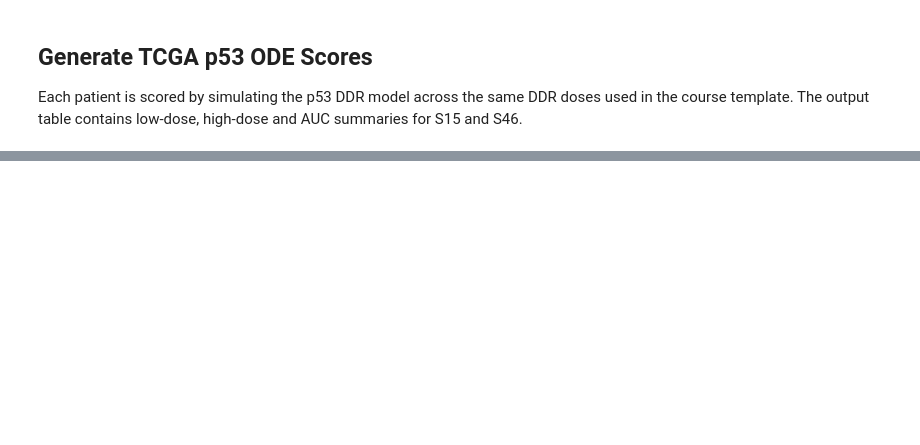
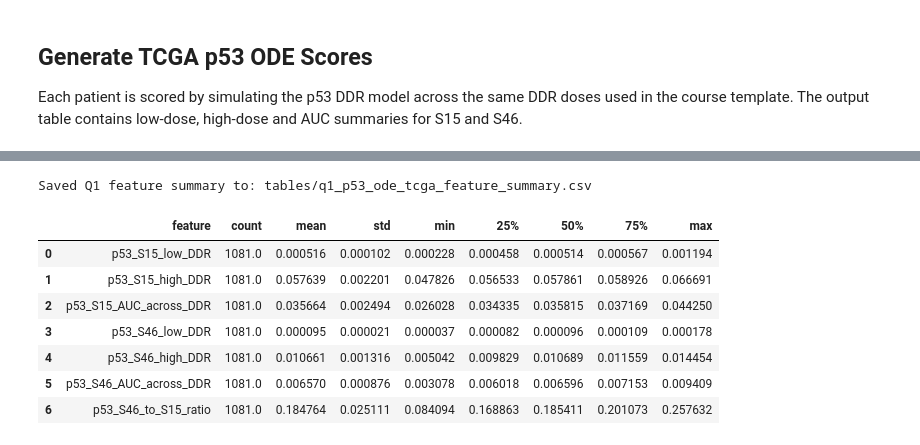
Before and after one commit to Lifework-Health/TCGA-BRCA_pers_med, a Jupyter notebook: notebooks/02_q1_tcga_survival.ipynb, the cells around one changed output, grey strips where cells are left out. Saved outputs shown, nothing was run; the diff lists cells and outputs as text; code cells hidden in the pictures; blank space fills up the shorter version.

```diff
--- a/notebooks/02_q1_tcga_survival.ipynb
+++ b/notebooks/02_q1_tcga_survival.ipynb
@@ -314,19 +340,32 @@ display(tcga_scores.head())
 # %%
 p53_feature_cols = [
     "p53_S15_low_DDR",
     "p53_S15_high_DDR",
     "p53_S15_AUC_across_DDR",
     "p53_S46_low_DDR",
     "p53_S46_high_DDR",
     "p53_S46_AUC_across_DDR",
     "p53_S46_to_S15_ratio",
 ]
 main_p53_feature = "p53_S46_AUC_across_DDR"
 
+# Per-dose p53 S46 response columns produced by the ODE scorer, used for the optimal DDR dose scan.
+dose_feature_cols = [c for c in tcga_scores.columns if c.startswith("p53_S46_DDR_")]
+
 feature_summary = tcga_scores[p53_feature_cols].describe().T.reset_index().rename(columns={"index": "feature"})
 feature_summary.to_csv(summary_path, index=False)
 print("Saved Q1 feature summary to:", summary_path.relative_to(project_root))
 display(feature_summary)
+# %% [output]
+Saved Q1 feature summary to: tables/q1_p53_ode_tcga_feature_summary.csv
+|  | feature | count | mean | std | min | 25% | 50% | 75% | max |
+| 0 | p53_S15_low_DDR | 1081.0 | 0.000516 | 0.000102 | 0.000228 | 0.000458 | 0.000514 | 0.000567 | 0.001194 |
+| 1 | p53_S15_high_DDR | 1081.0 | 0.057639 | 0.002201 | 0.047826 | 0.056533 | 0.057861 | 0.058926 | 0.066691 |
+| 2 | p53_S15_AUC_across_DDR | 1081.0 | 0.035664 | 0.002494 | 0.026028 | 0.034335 | 0.035815 | 0.037169 | 0.044250 |
+| 3 | p53_S46_low_DDR | 1081.0 | 0.000095 | 0.000021 | 0.000037 | 0.000082 | 0.000096 | 0.000109 | 0.000178 |
+| 4 | p53_S46_high_DDR | 1081.0 | 0.010661 | 0.001316 | 0.005042 | 0.009829 | 0.010689 | 0.011559 | 0.014454 |
+| 5 | p53_S46_AUC_across_DDR | 1081.0 | 0.006570 | 0.000876 | 0.003078 | 0.006018 | 0.006596 | 0.007153 | 0.009409 |
+| 6 | p53_S46_to_S15_ratio | 1081.0 | 0.184764 | 0.025111 | 0.084094 | 0.168863 | 0.185411 | 0.201073 | 0.257632 |
 # %% [markdown]
 ## Q1 Survival Tests
 
```
Also changed, not shown: parts of 10 cells of this notebook, 18 other files.
